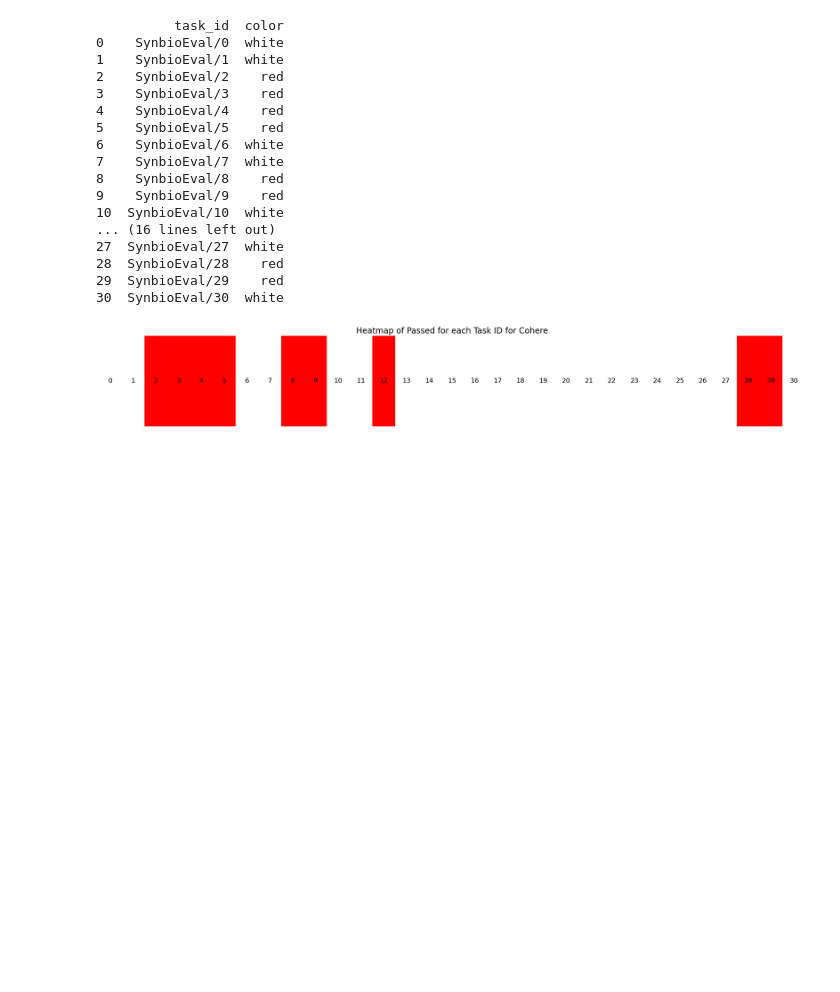
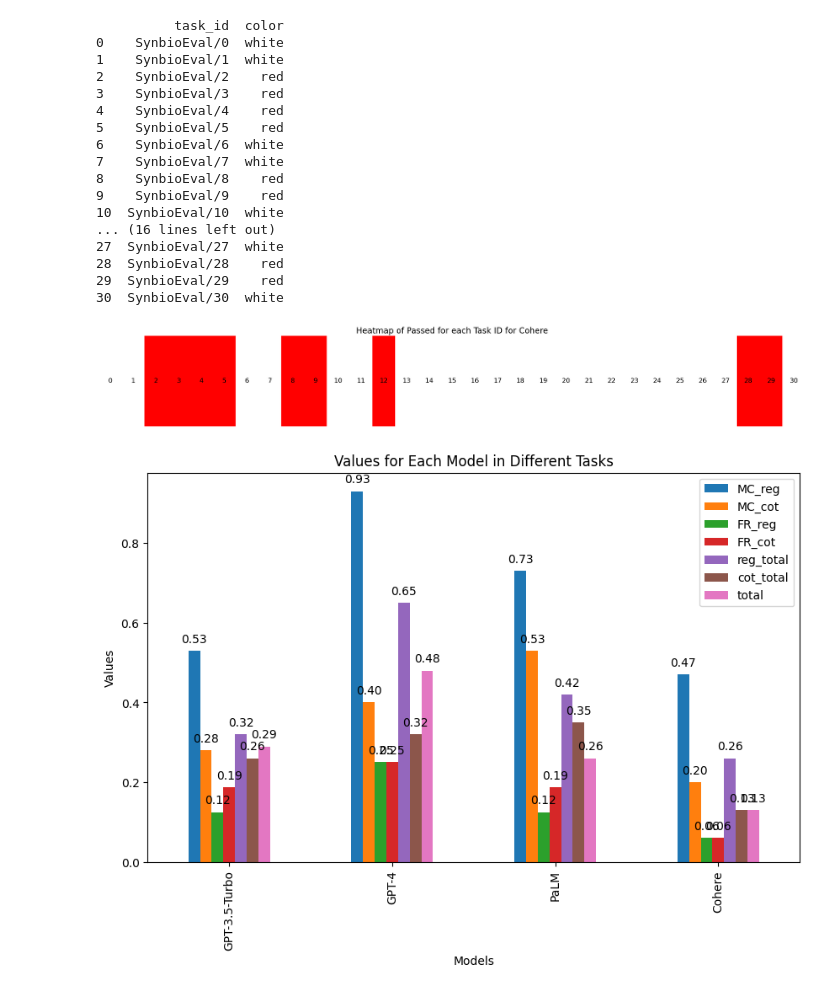
Before and after one commit to ruohongrosellew/LLMSynBioBench, a Jupyter notebook: Figures/plot.ipynb, the cells around one changed output. Drawn from its saved outputs; the diff is of its cells as text; code cells hidden in the pictures; blank space fills up the shorter version.

Commit message:
tests and more figures

```diff
--- a/plot.ipynb
+++ b/Figures/plot.ipynb
@@ -208,3 +208,32 @@ plt.show()
 29  SynbioEval/29    red
 30  SynbioEval/30  white
 [figure]
+# %%
+models = ['GPT-3.5-Turbo', 'GPT-4', "PaLM", "Cohere"]
+MC_reg = [0.53, 0.93, 0.73, 0.47]
+MC_cot = [0.28, 0.4, 0.53, 0.2]
+FR_reg = [0.125, 0.25, 0.125, 0.06]
+FR_cot = [0.1875, 0.25, 0.1875, 0.06]
+reg = [0.32, 0.65, 0.42, 0.26]
+cot = [0.26, 0.32, 0.35, 0.13]
+total = [0.29, 0.48, 0.26, 0.13]
+results = pd.DataFrame(data={'Model': models, 'MC_reg': MC_reg, 'MC_cot': MC_cot, 'FR_reg': FR_reg, 'FR_cot': FR_cot, 'reg_total': reg, 'cot_total': cot, 'total': total})
+results.set_index('Model', inplace=True)
+# %%
+# Plotting
+ax = results.plot(kind='bar', figsize=(10, 6))
+
+# Adding labels to the bars
+for p in ax.patches:
+    ax.annotate(f'{p.get_height():.2f}', (p.get_x() + p.get_width() / 2., p.get_height()),
+                ha='center', va='center', xytext=(0, 10), textcoords='offset points')
+
+# Adding labels and title
+plt.xlabel('Models')
+plt.ylabel('Values')
+plt.title('Values for Each Model in Different Tasks')
+
+# Display the plot
+plt.show()
+# %% [output]
+[figure, added]
```
Also changed, not shown: 10 other files.
